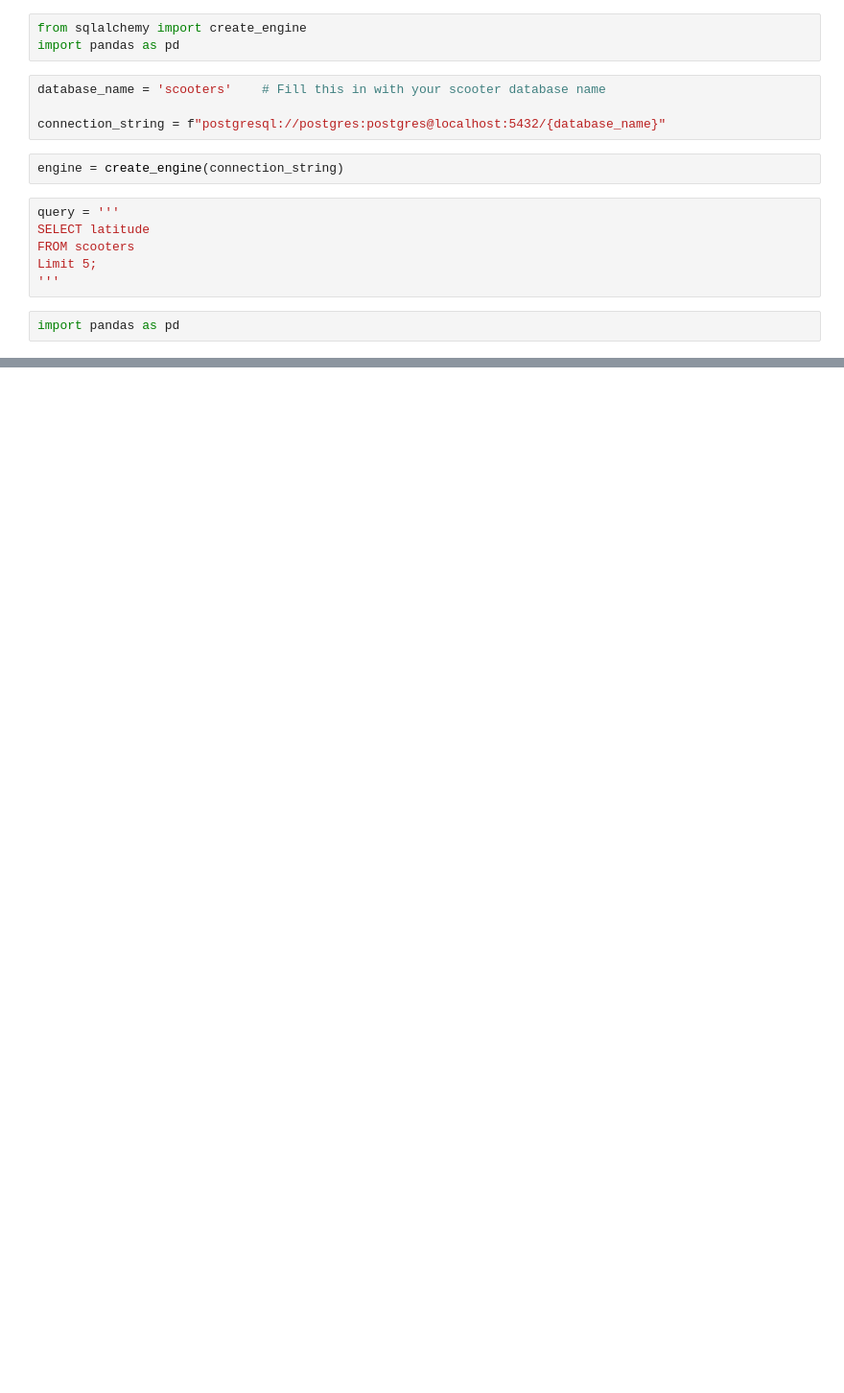
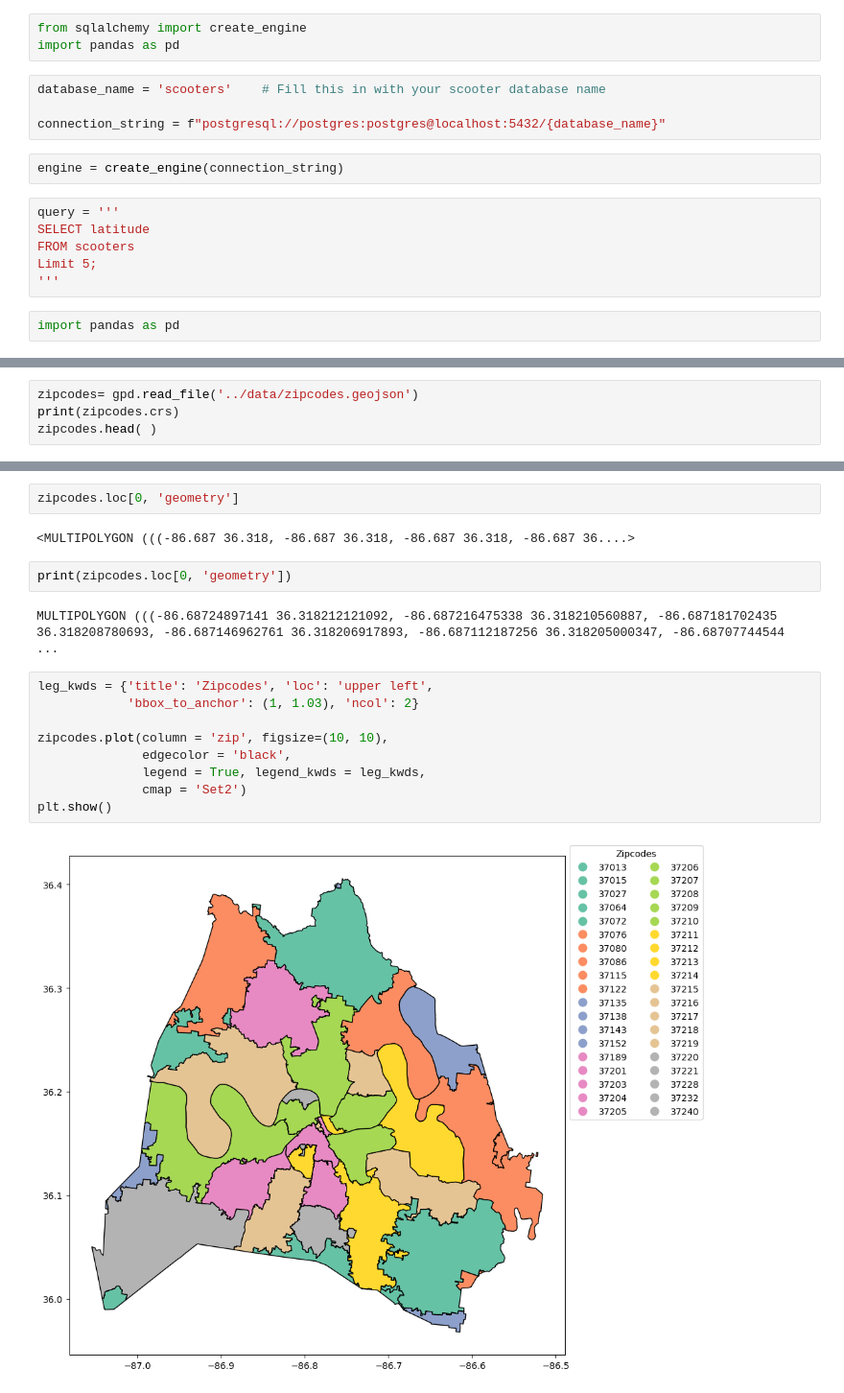
Before and after one commit to NSS-Data-Analytics-Cohort-8/scooter-partner1-badger-badger-python, a Jupyter notebook: notebooks/eda.ipynb, the cells around one changed output, grey strips where cells are left out. Shown at 96% size. Saved outputs shown, nothing was run; the diff lists cells and outputs as text; blank space fills up the shorter version.

```diff
--- a/notebooks/eda.ipynb
+++ b/notebooks/eda.ipynb
@@ -34,0 +452,4 @@ result = engine.execute(some_null)
+# %%
+zipcodes= gpd.read_file('../data/zipcodes.geojson')
+print(zipcodes.crs)
+zipcodes.head( )
@@ -34,0 +464,19 @@ result = engine.execute(some_null)
+# %%
+zipcodes.loc[0, 'geometry']
+# %% [output]
+<MULTIPOLYGON (((-86.687 36.318, -86.687 36.318, -86.687 36.318, -86.687 36....>
+# %%
+print(zipcodes.loc[0, 'geometry'])
+# %% [output]
+MULTIPOLYGON (((-86.68724897141 36.318212121092, -86.687216475338 36.318210560887, -86.687181702435 36.318208780693, -86.687146962761 36.318206917893, -86.687112187256 36.318205000347, -86.68707744544 ...
+# %%
+leg_kwds = {'title': 'Zipcodes', 'loc': 'upper left',
+            'bbox_to_anchor': (1, 1.03), 'ncol': 2}
+
+zipcodes.plot(column = 'zip', figsize=(10, 10),
+              edgecolor = 'black',
+              legend = True, legend_kwds = leg_kwds,
+              cmap = 'Set2')
+plt.show()
+# %% [output]
+[figure, added]
```
Also changed, not shown: parts of 37 cells of this notebook, 1 other file.
